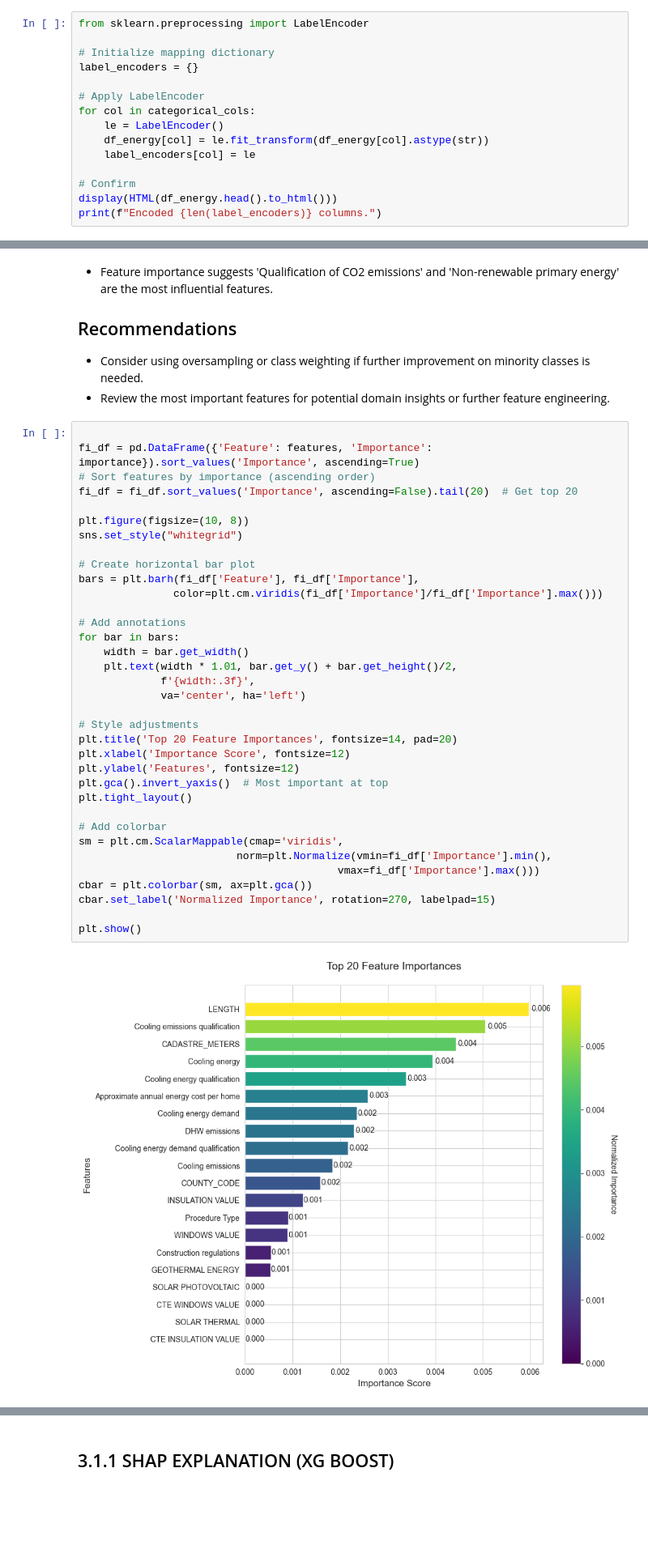
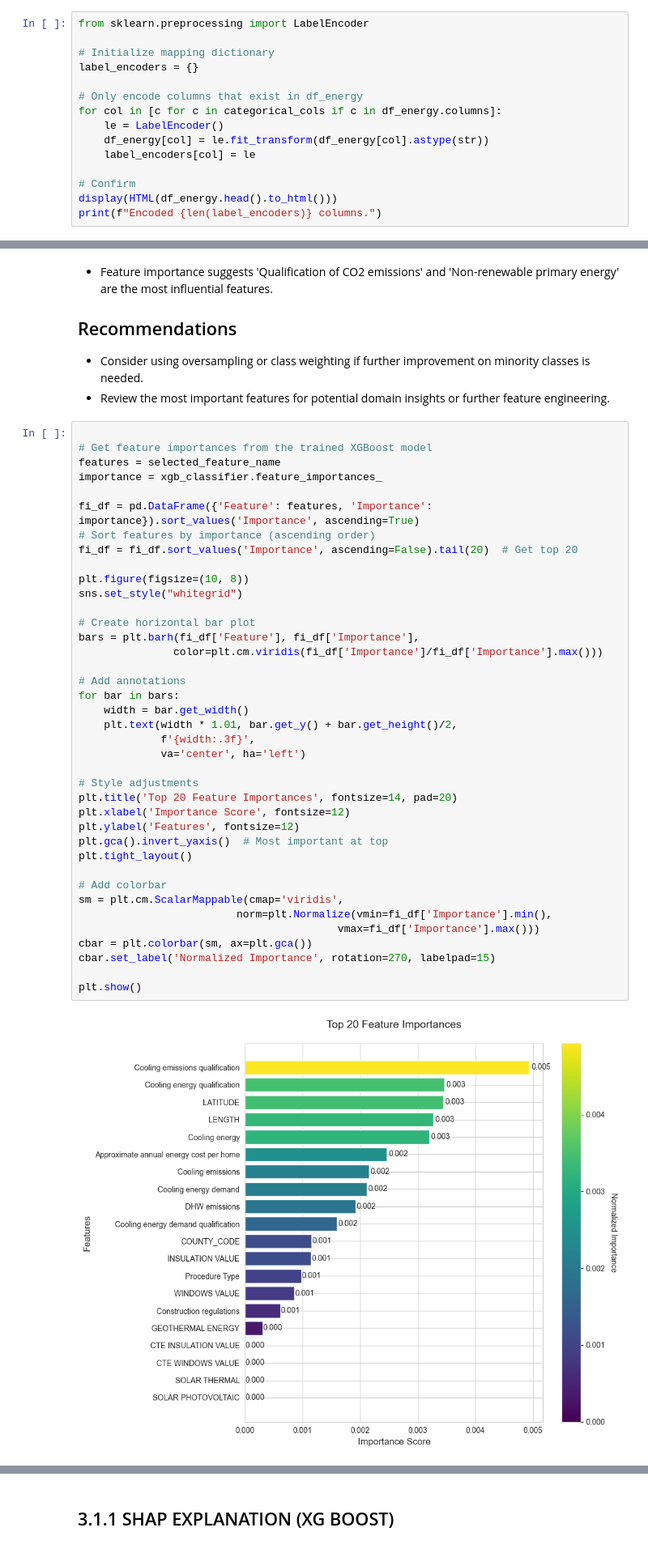
Before and after one commit to Corne173/Building-EPC, a Jupyter notebook: Masters_Code2.ipynb, the cells around one changed output, grey strips where cells are left out. Shown at 81% size. Drawn from its saved outputs; the diff is of its cells as text; blank space fills up the shorter version.

```diff
--- a/Masters_Code2.ipynb
+++ b/Masters_Code2.ipynb
@@ -445,8 +464,8 @@ from sklearn.preprocessing import LabelEncoder
 # Initialize mapping dictionary
 label_encoders = {}
 
-# Apply LabelEncoder
-for col in categorical_cols:
+# Only encode columns that exist in df_energy
+for col in [c for c in categorical_cols if c in df_energy.columns]:
     le = LabelEncoder()
     df_energy[col] = le.fit_transform(df_energy[col].astype(str))
     label_encoders[col] = le
@@ -733,6 +757,10 @@ plt.show()
 - Consider using oversampling or class weighting if further improvement on minority classes is needed.
 - Review the most important features for potential domain insights or further feature engineering.
 # %%
+
+# Get feature importances from the trained XGBoost model
+features = selected_feature_name
+importance = xgb_classifier.feature_importances_
 
 fi_df = pd.DataFrame({'Feature': features, 'Importance': importance}).sort_values('Importance', ascending=True)
 # Sort features by importance (ascending order)
@@ -741,34 +769,34 @@ fi_df = fi_df.sort_values('Importance', ascending=False).tail(20)  # Get top 20
 plt.figure(figsize=(10, 8))
 sns.set_style("whitegrid")
 
 # Create horizontal bar plot
 bars = plt.barh(fi_df['Feature'], fi_df['Importance'],
                color=plt.cm.viridis(fi_df['Importance']/fi_df['Importance'].max()))
 
 # Add annotations
 for bar in bars:
     width = bar.get_width()
     plt.text(width * 1.01, bar.get_y() + bar.get_height()/2,
              f'{width:.3f}',
              va='center', ha='left')
 
 # Style adjustments
 plt.title('Top 20 Feature Importances', fontsize=14, pad=20)
 plt.xlabel('Importance Score', fontsize=12)
 plt.ylabel('Features', fontsize=12)
 plt.gca().invert_yaxis()  # Most important at top
 plt.tight_layout()
 
 # Add colorbar
 sm = plt.cm.ScalarMappable(cmap='viridis',
                          norm=plt.Normalize(vmin=fi_df['Importance'].min(),
                                          vmax=fi_df['Importance'].max()))
 cbar = plt.colorbar(sm, ax=plt.gca())
 cbar.set_label('Normalized Importance', rotation=270, labelpad=15)
 
 plt.show()
 # %% [output]
-[figure, old version]
+[figure, new version]
 # %% [markdown]
 **Figure Explanation: Top 20 Feature Importances (XGBoost Model)**
 
```
Also changed, not shown: parts of 9 cells of this notebook.
